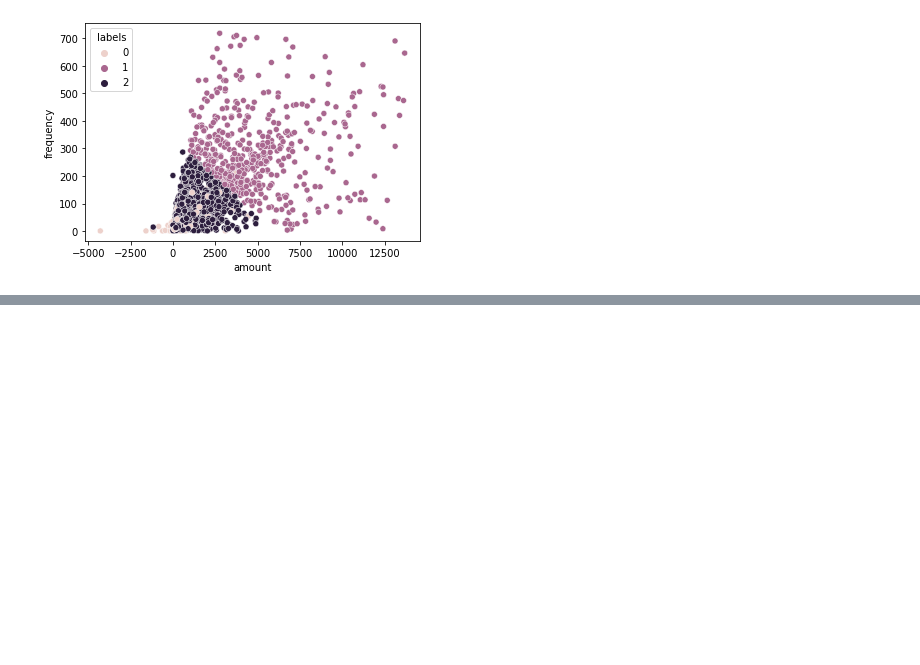
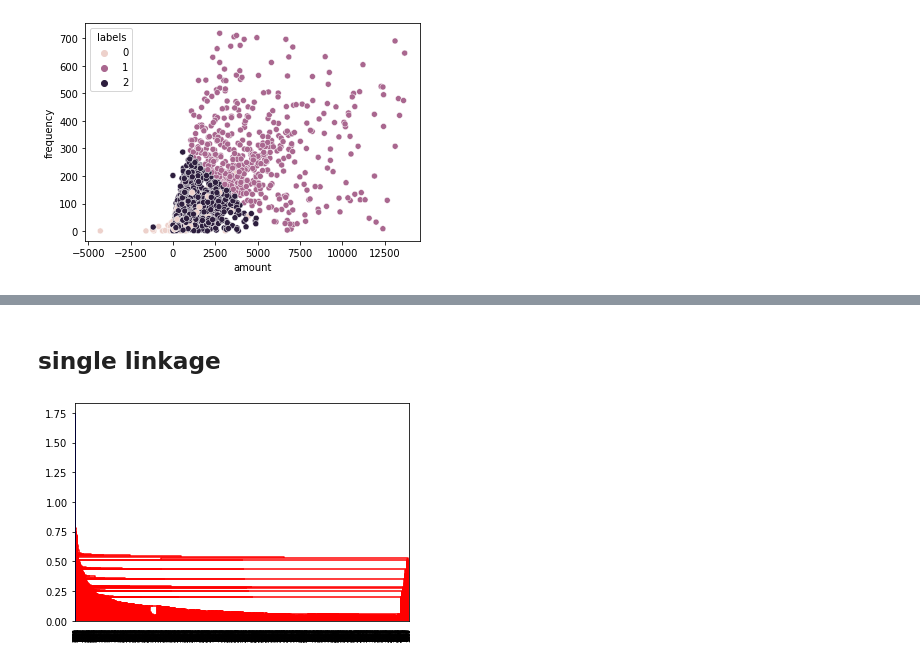
Before and after one commit to venkatesh-eranti/Clustering_Project_online-retail_case-study, a Jupyter notebook: clustering_online_retail_case_study.ipynb, the cells around one changed output, grey strips where cells are left out. Saved outputs shown, nothing was run; the diff lists cells and outputs as text; code cells hidden in the pictures; blank space fills up the shorter version.

```diff
--- a/clustering_online_retail_case_study.ipynb
+++ b/clustering_online_retail_case_study.ipynb
@@ -423,0 +461,8 @@ sns.scatterplot(rfm_df['amount'],rfm_df['frequency'],hue=rfm_df['labels'])
+# %% [markdown]
+## single linkage
+# %%
+single_likage=linkage(rfm_df_scaled,method='single',metric='euclidean')
+dendrogram(single_likage)
+plt.show()
+# %% [output]
+[figure, added]
```
Also changed, not shown: parts of 32 cells of this notebook.
